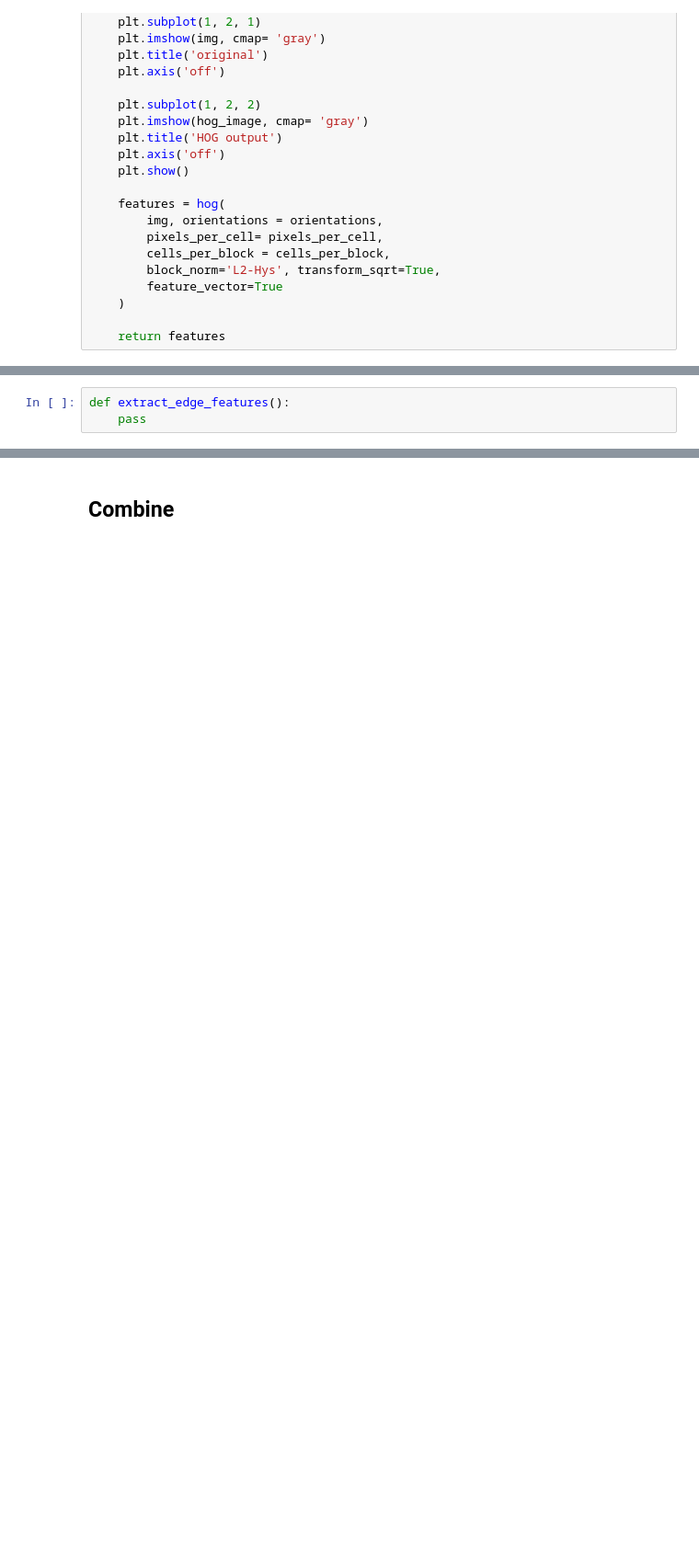
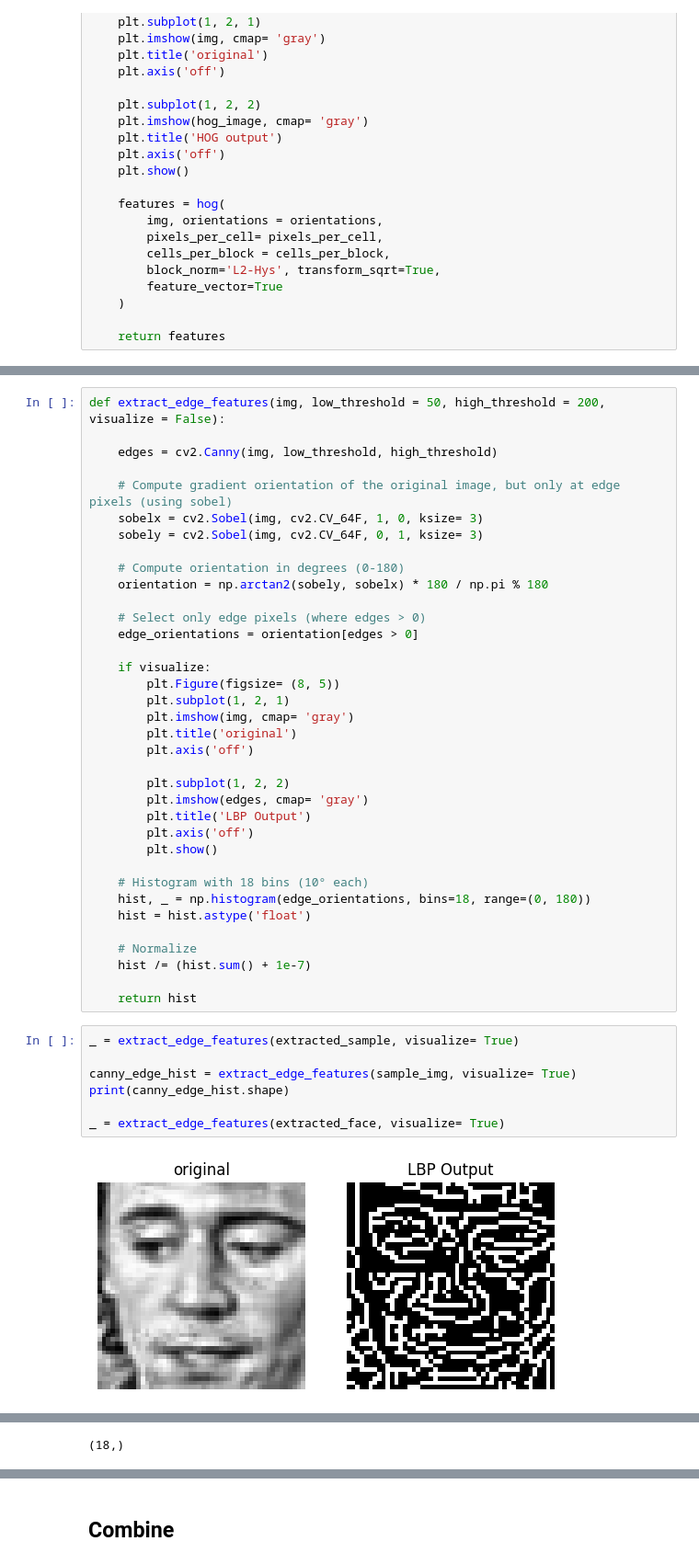
Before and after one commit to Mohamed-Ehab-Sabry/facial-expression-recognition, a Jupyter notebook: notebooks/feature_extraction.ipynb, the cells around one changed output, grey strips where cells are left out. Shown at 92% size. Saved outputs shown, nothing was run; the diff lists cells and outputs as text; blank space fills up the shorter version.

```diff
--- a/notebooks/feature_extraction.ipynb
+++ b/notebooks/feature_extraction.ipynb
@@ -218,3 +277,45 @@ def extract_lpb_features():
 # %%
-def extract_edge_features():
-    pass
+def extract_edge_features(img, low_threshold = 50, high_threshold = 200, visualize = False):
+
+    edges = cv2.Canny(img, low_threshold, high_threshold)
+
+    # Compute gradient orientation of the original image, but only at edge pixels (using sobel)
+    sobelx = cv2.Sobel(img, cv2.CV_64F, 1, 0, ksize= 3)
+    sobely = cv2.Sobel(img, cv2.CV_64F, 0, 1, ksize= 3)
+
+    # Compute orientation in degrees (0-180)
+    orientation = np.arctan2(sobely, sobelx) * 180 / np.pi % 180
+
+    # Select only edge pixels (where edges > 0)
+    edge_orientations = orientation[edges > 0]
+
+    if visualize:
+        plt.Figure(figsize= (8, 5))
+        plt.subplot(1, 2, 1)
+        plt.imshow(img, cmap= 'gray')
+        plt.title('original')
+        plt.axis('off')
+
+        plt.subplot(1, 2, 2)
+        plt.imshow(edges, cmap= 'gray')
+        plt.title('LBP Output')
+        plt.axis('off')
+        plt.show()
+
+    # Histogram with 18 bins (10° each)
+    hist, _ = np.histogram(edge_orientations, bins=18, range=(0, 180))
+    hist = hist.astype('float')
+
+    # Normalize
+    hist /= (hist.sum() + 1e-7)
+
+    return hist
+# %%
+_ = extract_edge_features(extracted_sample, visualize= True)
+
+canny_edge_hist = extract_edge_features(sample_img, visualize= True)
+print(canny_edge_hist.shape)
+
+_ = extract_edge_features(extracted_face, visualize= True)
+# %% [output]
+[figure, added]
@@ -220,0 +323 @@ def extract_edge_features():
+(18,)
```
Also changed, not shown: parts of 10 cells of this notebook, 1 other file.
